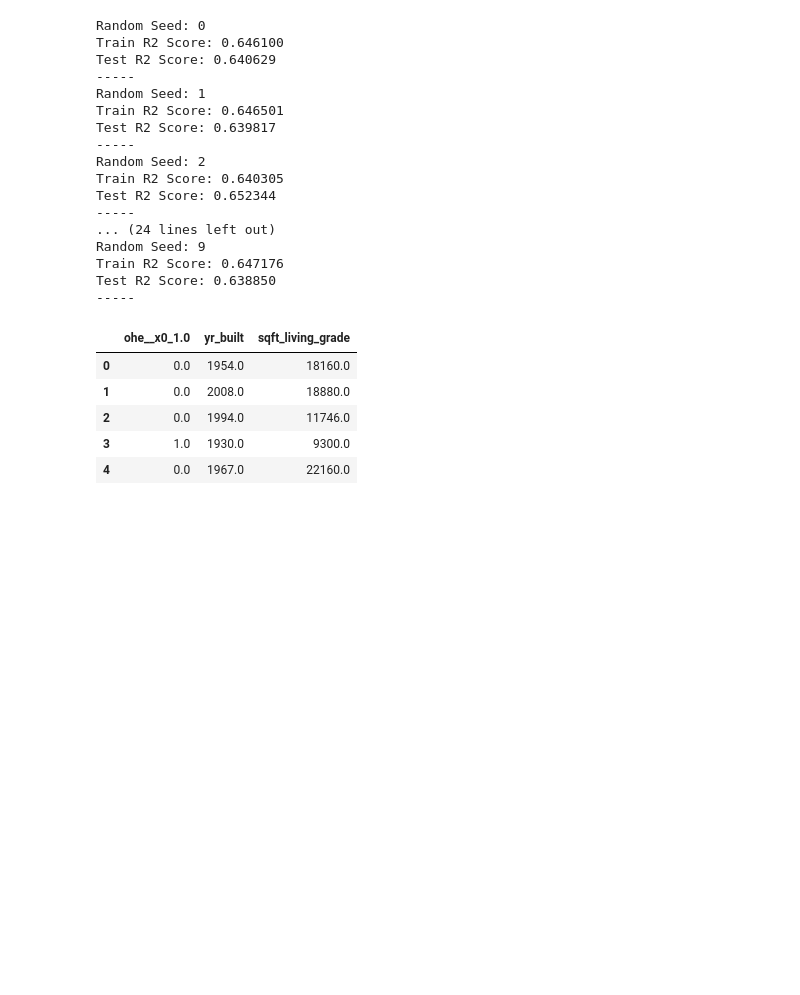
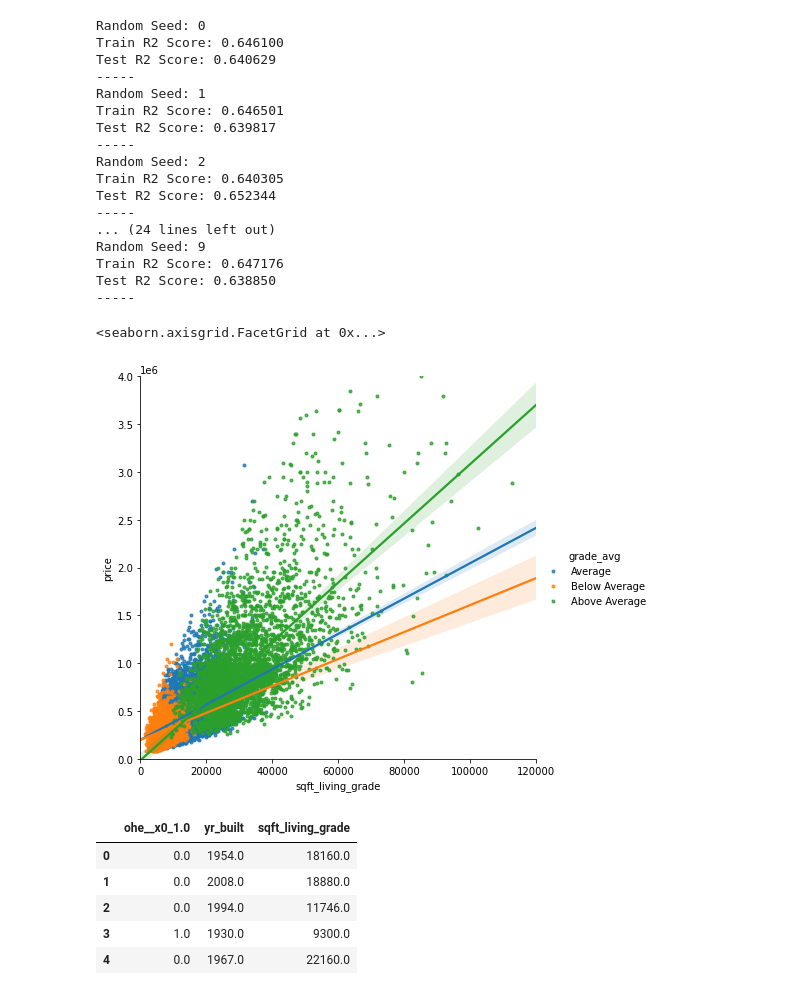
Before and after one commit to danielhlee4/HousingSalePricePrediction, a Jupyter notebook: HousingAnalysis.ipynb, the cells around one changed output. Cells and saved outputs as stored; diff of their text form; code cells hidden in the pictures; blank space fills up the shorter version.

```diff
--- a/HousingAnalysis.ipynb
+++ b/HousingAnalysis.ipynb
@@ -998,6 +1002,15 @@ Test R2 Score: 0.638850
 -----
 # %%
 # Succesful interaction
+# %%
+df_grade['sqft_living_grade'] = df_grade['sqft_living'] * df_grade['grade']
+df_grade.drop(['grade'], axis=1, inplace=True)
+df_grade.drop(['sqft_living'], axis=1, inplace=True)
+# %%
+sns.lmplot(x="sqft_living_grade", y='price', hue='grade_avg', height=6, truncate=False, markers=".", data=df_grade).set(ylim=(0,4000000), xlim=(0,120000))
+# %% [output]
+<seaborn.axisgrid.FacetGrid at 0x...>
+[figure, added]
 # %%
 # Add polynomial
 # %%
```
Also changed, not shown: parts of 2 cells of this notebook.
